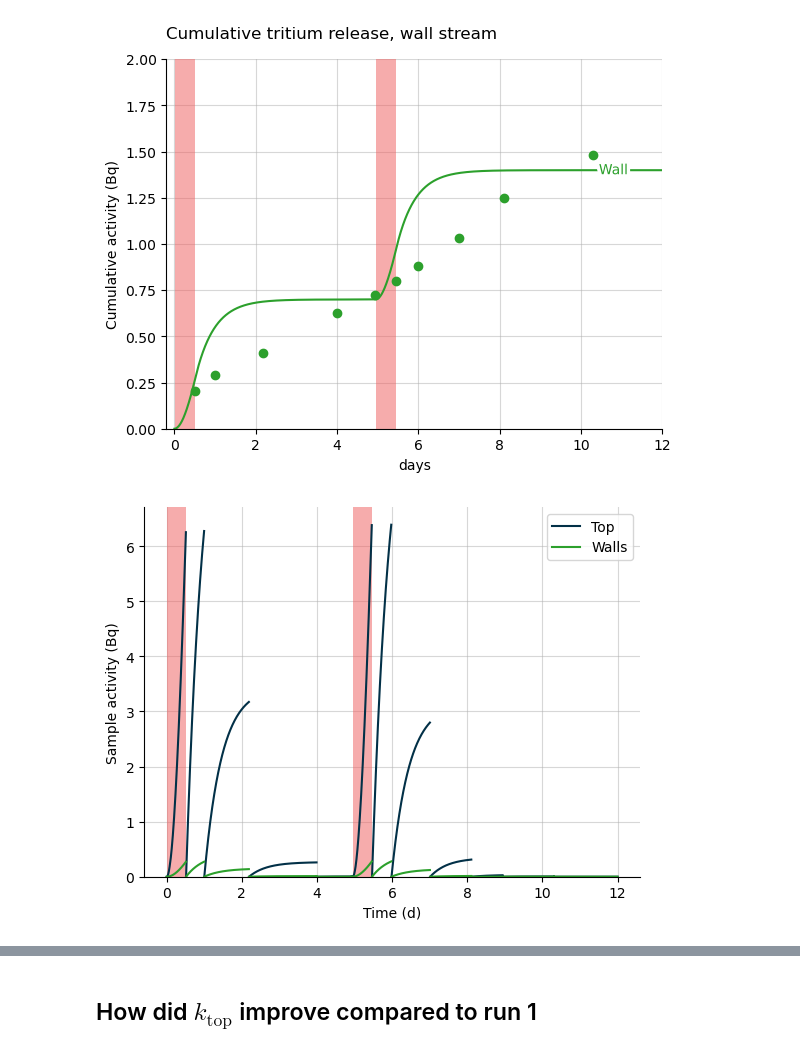
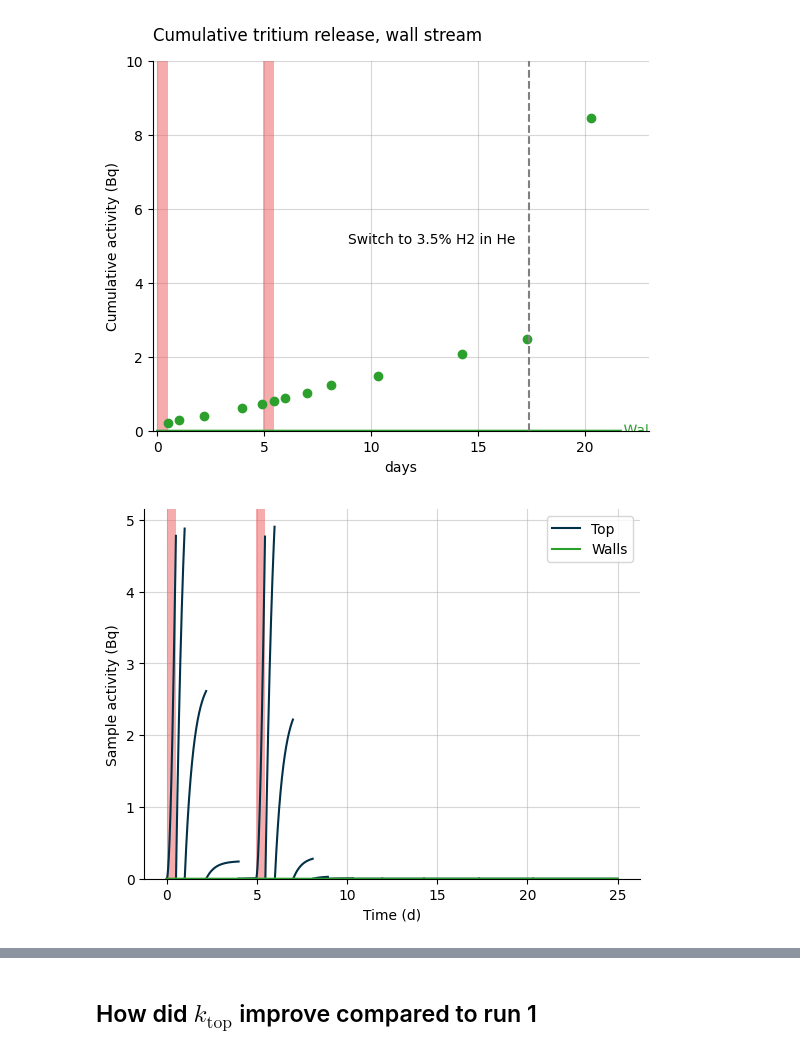
Before and after one commit to veliki-filozof/baby-1L-run-4, a Jupyter notebook: analysis/tritium/tritium_model.ipynb, the cells around one changed output, grey strips where cells are left out. Drawn from its saved outputs; the diff is of its cells as text; code cells hidden in the pictures.

```diff
--- a/analysis/tritium/tritium_model.ipynb
+++ b/analysis/tritium/tritium_model.ipynb
@@ -74,5 +75,5 @@ Measured TBR: 2.71e-03 particle / neutron
 # %%
-baby_model.run(12 * ureg.day)
+baby_model.run(25 * ureg.day)
 # %%
 print(f"Transport:")
 print(f"  mass transport coeff top: {baby_model.k_top:.2e~P}")
@@ -159,38 +199,37 @@ plt.savefig("cumulative_release.pdf", bbox_inches="tight")
 # %%
 plt.figure()
 plot_integrated_wall_release(baby_model, color="tab:green", label="Wall")
 plot_irradiation(baby_model, facecolor="#EF5B5B", alpha=0.5)
 plt.grid(alpha=0.5)
 labelLines(plt.gca().get_lines(), zorder=2.5, xvals=[45]*2)
 plt.ylim(bottom=0 * ureg.Bq)
 
 plt.scatter(
     replacement_times_walls,
     OV_stream.get_cumulative_activity("total"),
     color="tab:green",
 )
 
-#plt.axvline(x=gas_switch_deltatime, color="grey", linestyle="--")
-#plt.annotate(
-#    f"Switch to H2 in He",
-#    (gas_switch_deltatime, 2.0),
-#    xytext=(-60, 10),
-#    textcoords="offset points",
-#    ha="center",
-#    va="bottom",
-#    color="black",
-#)
-
+plt.axvline(x=gas_switch_deltatime, color="grey", linestyle="--")
+plt.annotate(
+    f"Switch to 3.5% H2 in He",
+    (gas_switch_deltatime, 5),
+    xytext=(-70, 0),
+    textcoords="offset points",
+    ha="center",
+    va="bottom",
+    color="black",
+)
 plt.title("Cumulative tritium release, wall stream", loc="left", pad = 15)
-plt.ylim(top=2.0)
-plt.xlim(right = 12)
+plt.ylim(top=10.0)
+plt.xlim(right = 23)
 plt.xlim(left = -0.2)
 plt.xlabel("days")
 plt.ylabel("Cumulative activity (Bq)")
 
 plt.savefig("cumulative_release.pdf", bbox_inches="tight")
 # %% [output]
-[figure, old version]
+[figure, new version]
 # %%
 plot_sample_activity_top(
     baby_model, replacement_times=replacement_times_top, color="#023047", label="Top"
@@ -209,7 +248,7 @@ plt.xlabel(f"Time ({plt.gca().xaxis.get_units():~P})")
 plt.legend()
 plt.grid(alpha=0.5)
 # %% [output]
-[figure, old version]
+[figure, new version]
 # %%
 plt.figure()
 plot_sample_activity_top(
```
Also changed, not shown: parts of 8 cells of this notebook.
